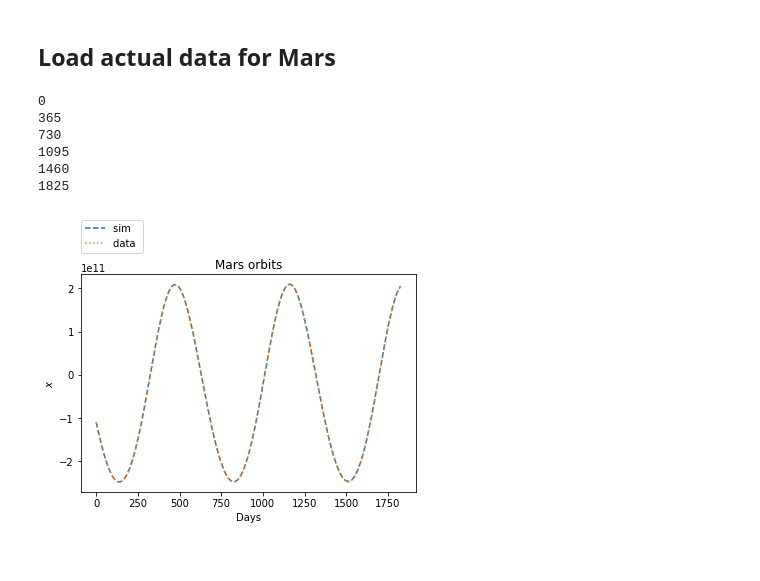
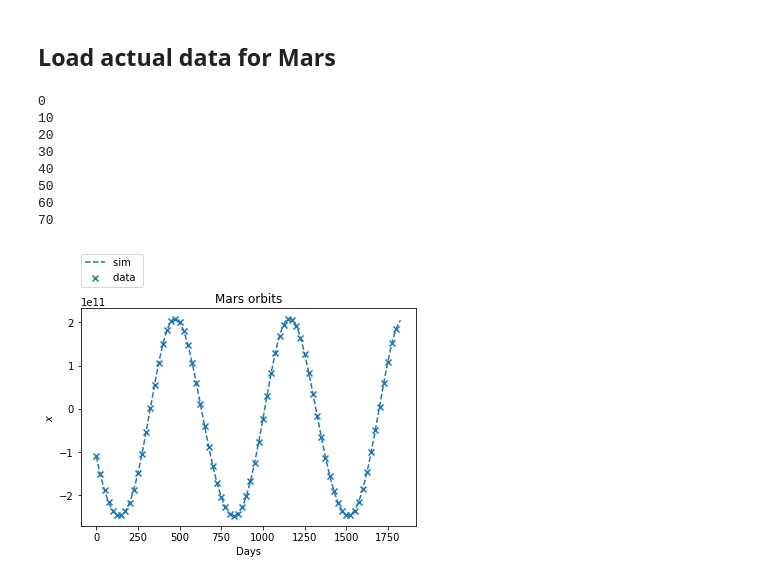
Before and after one commit to NiallJeffrey/post-Newtonian, a Jupyter notebook: nbody_solver.ipynb, the cells around one changed output. Saved outputs shown, nothing was run; the diff lists cells and outputs as text; code cells hidden in the pictures.

```diff
--- a/nbody_solver.ipynb
+++ b/nbody_solver.ipynb
@@ -83,8 +81,8 @@ from astropy import units as u
 # %% [markdown]
 ## Load Horizons data
 # %%
-v_array = np.zeros((10,3))
-x_array = np.zeros((10,3))
+v_array = jnp.zeros((10,3))
+x_array = jnp.zeros((10,3))
 masses = [0.330, 4.87,5.97 +	0.073,	0.642,	1898.,	568.,	86.8,	102,	0.0146, 1.98847e6]
 Gm_planets = []
 day = 86400.
@@ -93,17 +91,17 @@ for i in range(10):
   nbody_object = Horizons(id=(i+1), epochs=Time('2010-01-01').jd, id_type='id').vectors()
   print(nbody_object.columns['targetname'].data[0], masses[i]*1e24)
   Gm_planets.append(masses[i]*1e24*const.G.value)
-  position = np.array([nbody_object.columns['x'].data[0],
+  position = jnp.array([nbody_object.columns['x'].data[0],
                          nbody_object.columns['y'].data[0],
                          nbody_object.columns['z'].data[0]]) * const.au.value
-  velocity = np.array([nbody_object.columns['vx'].data[0],
+  velocity = jnp.array([nbody_object.columns['vx'].data[0],
                          nbody_object.columns['vy'].data[0],
                          nbody_object.columns['vz'].data[0]]) * const.au.value/day
-  x_array = index_update(x_array, index[i,:],position)
-  v_array = index_update(v_array, index[i,:],velocity)
+  x_array = x_array.at[i,:].set(position)
+  v_array = v_array.at[i,:].set(velocity)
 
-y0_solar_system_planets = np.concatenate([x_array.flatten(), v_array.flatten()])
-Gm_planets = np.array(Gm_planets)
+y0_solar_system_planets = jnp.concatenate([x_array.flatten(), v_array.flatten()])
+Gm_planets = jnp.array(Gm_planets)
 # %% [output]
 Mercury Barycenter (199) 3.3e+23
 Venus Barycenter (299) 4.87e+24
@@ -118,6 +116,6 @@ Sun (10) 1.98847e+30
 # %% [markdown]
 ## Evalute dynamics from start
 # %%
-tsteps = np.linspace(0, day*(365*5+1), 200000)
+tsteps = jnp.linspace(0, day*(365*5+1), 200000)
 %time solar_planet_result_r, solar_planet_result_v = odeint(dydt, y0_solar_system_planets, tsteps, Gm_planets, rtol=1e-11).T.reshape(2,len(Gm_planets),3, len(tsteps))
 # %% [output]
@@ -141,27 +139,36 @@ _ =  plt.title('Planet orbits'), plt.legend()
 # %% [markdown]
 ## Load actual data for Mars
 # %%
+day_array = np.arange(365*5+1)
+day_array = day_array[:-1].T.reshape(-1,25)[:,0]
+
 time_horizon = np.linspace(Time('2010-01-01').jd, Time('2015-01-01').jd, (365*5+1))
 
+time_horizon = time_horizon[:-1].T.reshape(-1,25)[:,0]
 mars_orbit = np.empty((time_horizon.shape[0],3))
 
 for i in range(len(time_horizon)):
-  if i%365==0: print(i)
+  if i%10==0: print(i)
   mars_orbit_obj = Horizons(id=4, epochs=time_horizon[i], id_type='id').vectors()
   position = np.array([mars_orbit_obj.columns['x'].data[0],
                           mars_orbit_obj.columns['y'].data[0],
                           mars_orbit_obj.columns['z'].data[0]]) * const.au.value
-  mars_orbit = index_update(mars_orbit, index[i,:],position)
+  mars_orbit[i,:] = (position)
+  mars_orbit_obj = None
+  del mars_orbit_obj
+  gc.collect()
 # %% [output]
 0
-365
-730
-1095
-1460
-1825
+10
+20
+30
+40
+50
+60
+70
 # %%
 _ = plt.plot(tsteps/day,solar_planet_result_r[3,0,:] ,label = 'sim ', ls='--' )
-_ = plt.plot(mars_orbit[:,0],label = 'data ' ,ls=':' ), plt.ylabel(r'$x$')
+_ = plt.scatter(day_array, mars_orbit[:,0],label = 'data ' ,marker='x' ), plt.ylabel(r'$x$')
 _ =  plt.title('Mars orbits'), plt.legend(loc=(0,1.1)), plt.xlabel('Days')
 # %% [output]
-[figure, old version]
+[figure, new version]
```
Also changed, not shown: parts of 7 cells of this notebook.
